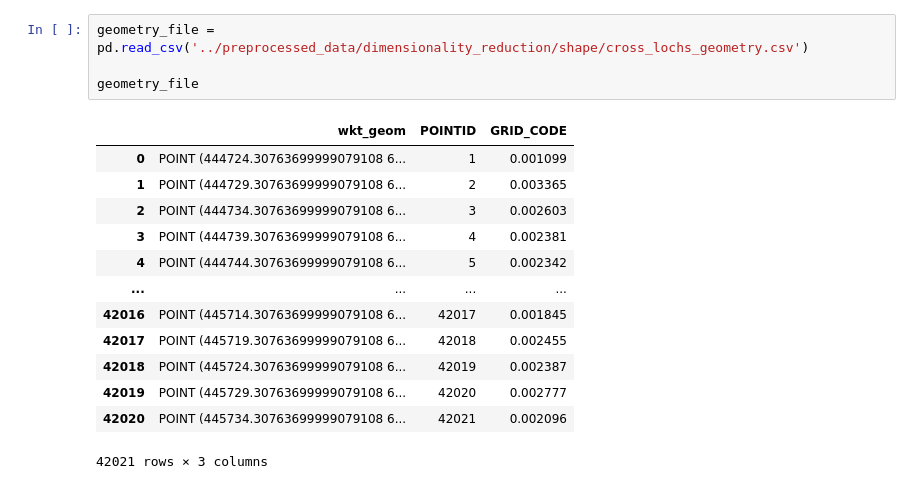
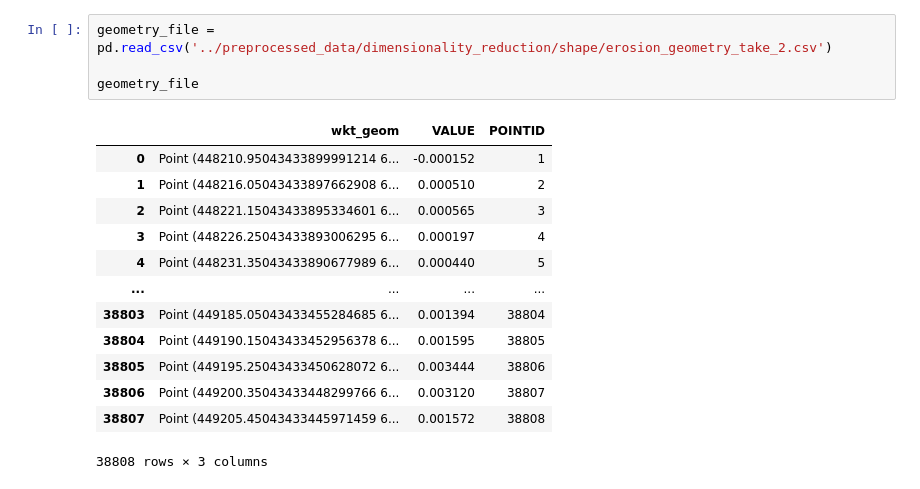
Before and after one commit to rachelzwalker/Flow_Country_HSI_and_PSM, a Jupyter notebook: python_notebooks/vector_creation.ipynb, the cells around one changed output. Saved outputs shown, nothing was run; the diff lists cells and outputs as text.

```diff
--- a/python_notebooks/vector_creation.ipynb
+++ b/python_notebooks/vector_creation.ipynb
@@ -119,19 +68,19 @@ cross_lochs_df.head()
 5 rows × 359 columns
 # %%
-geometry_file = pd.read_csv('../preprocessed_data/dimensionality_reduction/shape/cross_lochs_geometry.csv')
+geometry_file = pd.read_csv('../preprocessed_data/dimensionality_reduction/shape/erosion_geometry_take_2.csv')
 
 geometry_file
 # %% [output]
-|  | wkt_geom | POINTID | GRID_CODE |
-| 0 | POINT (444724.30763699999079108 6... | 1 | 0.001099 |
-| 1 | POINT (444729.30763699999079108 6... | 2 | 0.003365 |
-| 2 | POINT (444734.30763699999079108 6... | 3 | 0.002603 |
-| 3 | POINT (444739.30763699999079108 6... | 4 | 0.002381 |
-| 4 | POINT (444744.30763699999079108 6... | 5 | 0.002342 |
+|  | wkt_geom | VALUE | POINTID |
+| 0 | Point (448210.95043433899991214 6... | -0.000152 | 1 |
+| 1 | Point (448216.05043433897662908 6... | 0.000510 | 2 |
+| 2 | Point (448221.15043433895334601 6... | 0.000565 | 3 |
+| 3 | Point (448226.25043433893006295 6... | 0.000197 | 4 |
+| 4 | Point (448231.35043433890677989 6... | 0.000440 | 5 |
 | ... | ... | ... | ... |
-| 42016 | POINT (445714.30763699999079108 6... | 42017 | 0.001845 |
-| 42017 | POINT (445719.30763699999079108 6... | 42018 | 0.002455 |
-| 42018 | POINT (445724.30763699999079108 6... | 42019 | 0.002387 |
-| 42019 | POINT (445729.30763699999079108 6... | 42020 | 0.002777 |
-| 42020 | POINT (445734.30763699999079108 6... | 42021 | 0.002096 |
+| 38803 | Point (449185.05043433455284685 6... | 0.001394 | 38804 |
+| 38804 | Point (449190.15043433452956378 6... | 0.001595 | 38805 |
+| 38805 | Point (449195.25043433450628072 6... | 0.003444 | 38806 |
+| 38806 | Point (449200.35043433448299766 6... | 0.003120 | 38807 |
+| 38807 | Point (449205.45043433445971459 6... | 0.001572 | 38808 |
-42021 rows × 3 columns
+38808 rows × 3 columns
```
Also changed, not shown: parts of 10 cells of this notebook, 1 other file.
